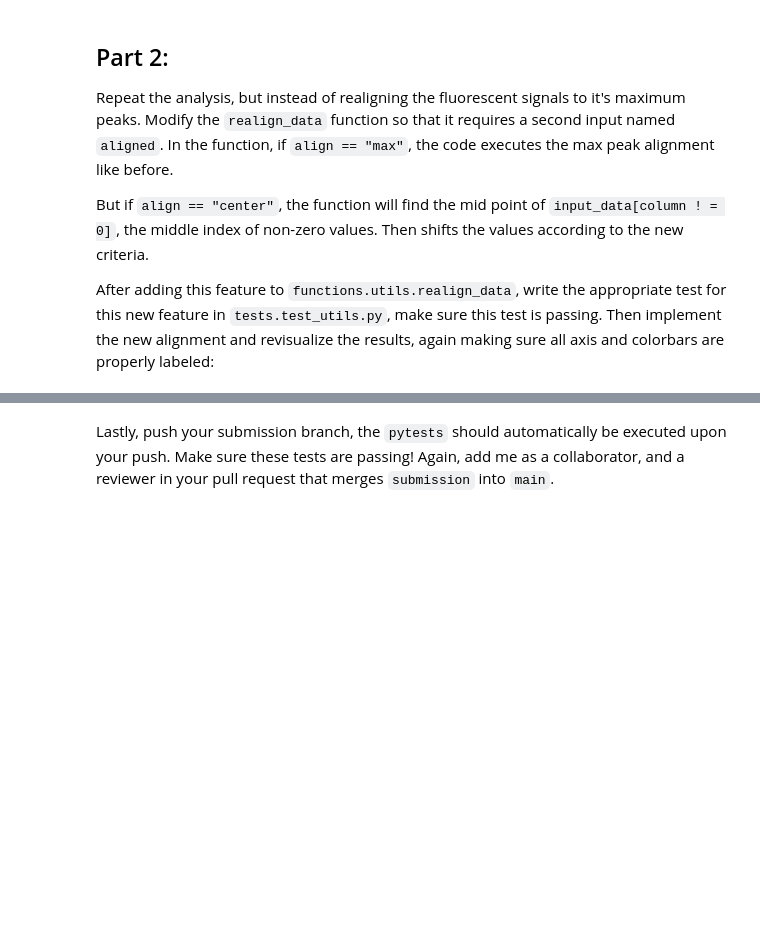
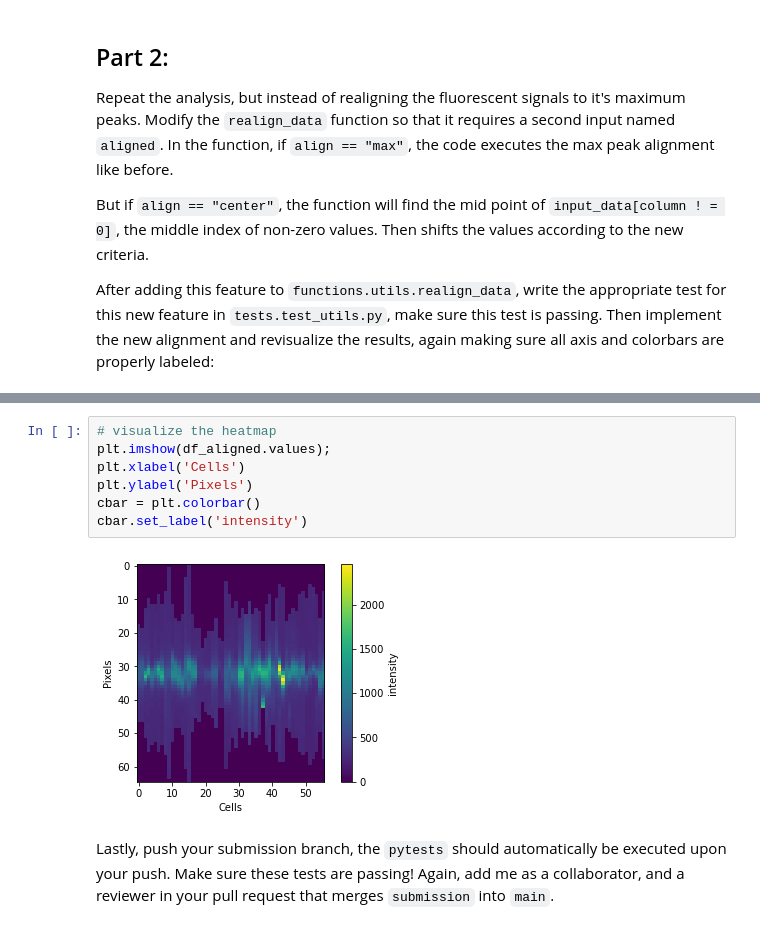
Before and after one commit to vasilisa-iatckova/wcm_datasci_basics_06images, a Jupyter notebook: assignment/process_csv.ipynb, the cells around one changed output, grey strips where cells are left out. Drawn from its saved outputs; the diff is of its cells as text; blank space fills up the shorter version.

```diff
--- a/assignment/process_csv.ipynb
+++ b/assignment/process_csv.ipynb
@@ -163,2 +181,11 @@ After adding this feature to `functions.utils.realign_data`, write the appropria
+# %%
+# visualize the heatmap
+plt.imshow(df_aligned.values);
+plt.xlabel('Cells')
+plt.ylabel('Pixels')
+cbar = plt.colorbar()
+cbar.set_label('intensity')
+# %% [output]
+[figure, added]
 # %% [markdown]
 Lastly, push your submission branch, the `pytests` should automatically be executed upon your push. Make sure these tests are passing! Again, add me as a collaborator, and a reviewer in your pull request that merges `submission` into `main`.
```
Also changed, not shown: parts of 6 cells of this notebook, 1 other file.
